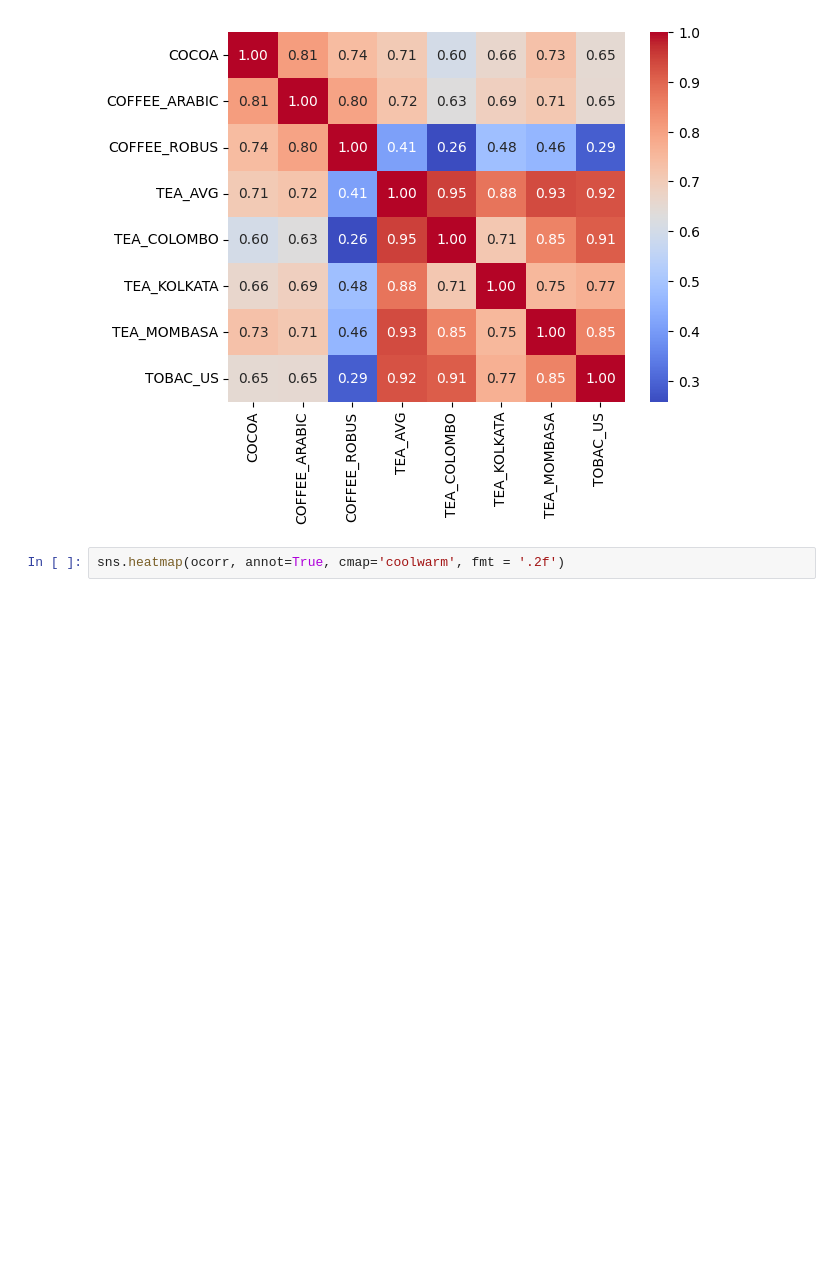
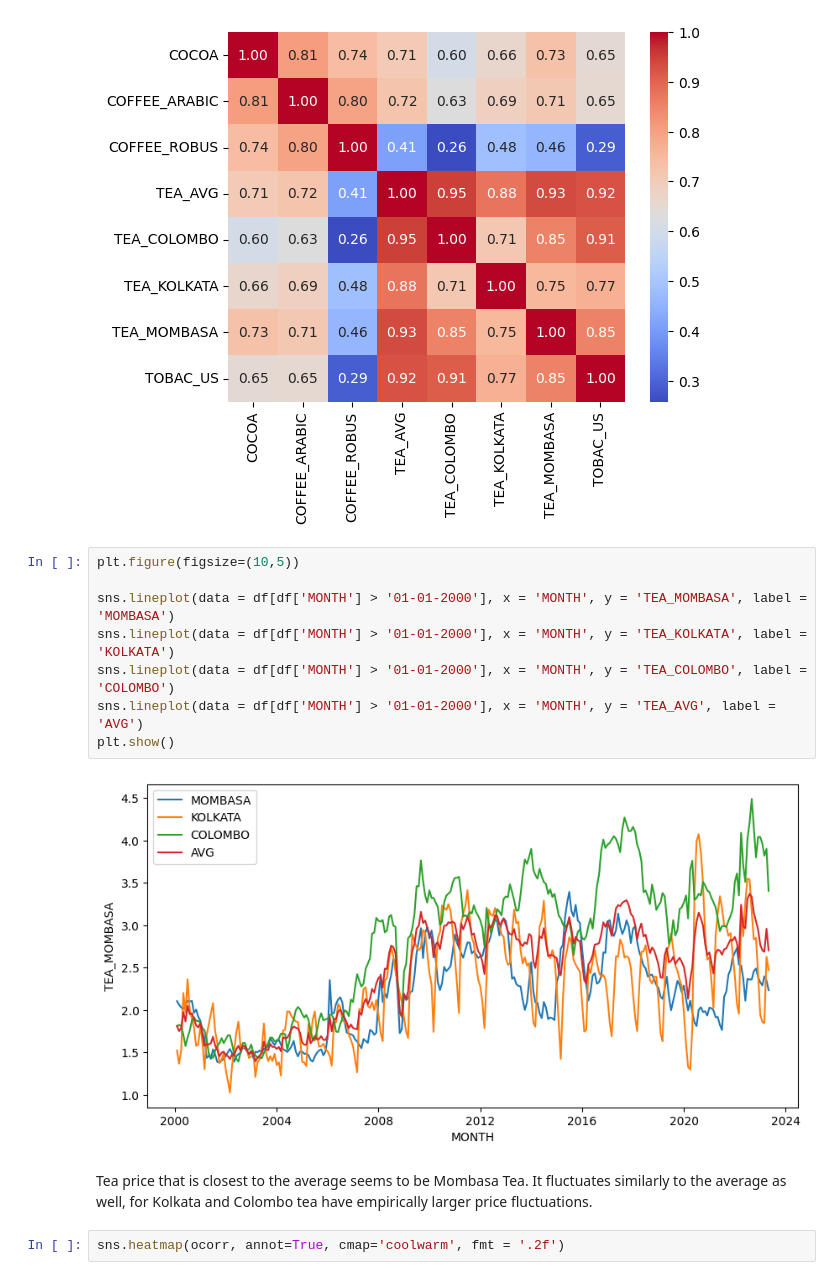
Before and after one commit to benbesthof/GoldenModel, a Jupyter notebook: COMSEDA.ipynb, the cells around one changed output. Saved outputs shown, nothing was run; the diff lists cells and outputs as text; blank space fills up the shorter version.

```diff
--- a/COMSEDA.ipynb
+++ b/COMSEDA.ipynb
@@ -293,6 +285,18 @@ sns.heatmap(ccorr, annot=True, cmap='coolwarm', fmt = '.2f')
 # %% [output]
 <Axes: >
 [figure]
+# %%
+plt.figure(figsize=(10,5))
+
+sns.lineplot(data = df[df['MONTH'] > '01-01-2000'], x = 'MONTH', y = 'TEA_MOMBASA', label = 'MOMBASA')
+sns.lineplot(data = df[df['MONTH'] > '01-01-2000'], x = 'MONTH', y = 'TEA_KOLKATA', label = 'KOLKATA')
+sns.lineplot(data = df[df['MONTH'] > '01-01-2000'], x = 'MONTH', y = 'TEA_COLOMBO', label = 'COLOMBO')
+sns.lineplot(data = df[df['MONTH'] > '01-01-2000'], x = 'MONTH', y = 'TEA_AVG', label = 'AVG')
+plt.show()
+# %% [output]
+[figure, added]
+# %% [markdown]
+Tea price that is closest to the average seems to be Mombasa Tea. It fluctuates similarly to the average as well, for Kolkata and Colombo tea have empirically larger price fluctuations.
 # %%
 sns.heatmap(ocorr, annot=True, cmap='coolwarm', fmt = '.2f')
 # %% [output]
```
Also changed, not shown: parts of 20 cells of this notebook.
